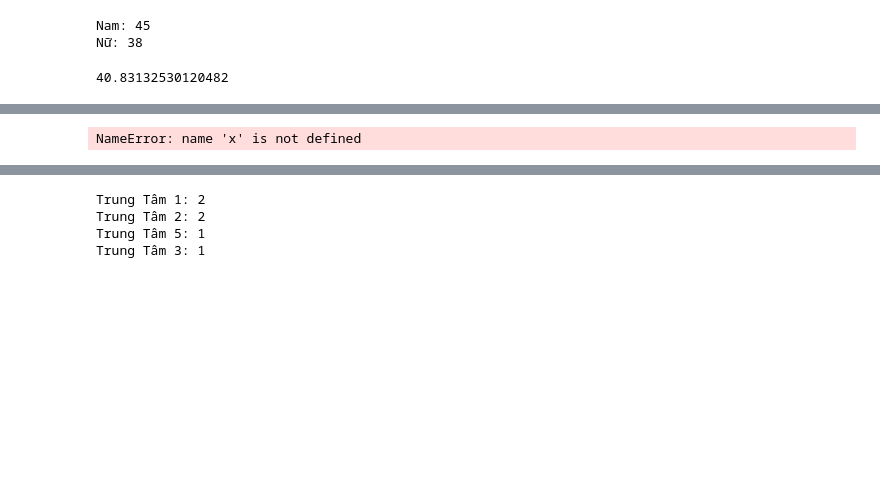
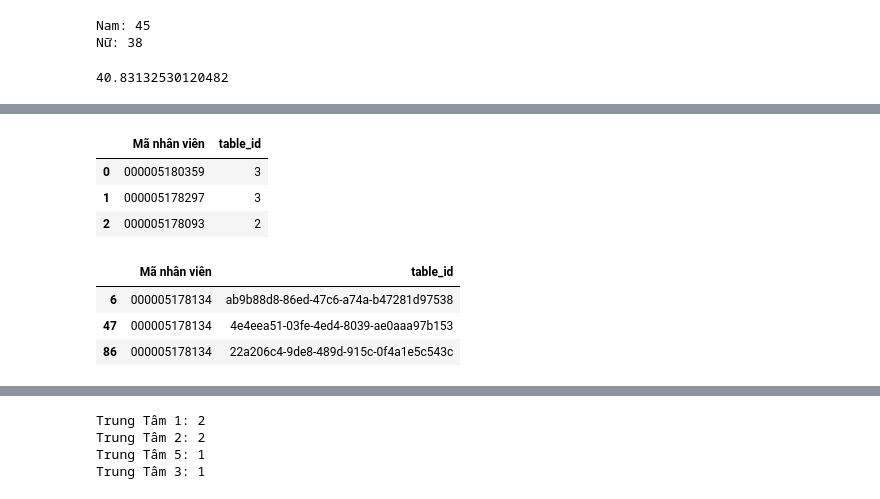
Before and after one commit to luonghuuthanhnam/working_app_python_backend, a Jupyter notebook: app/test.ipynb, the cells around one changed output, grey strips where cells are left out. Saved outputs shown, nothing was run; the diff lists cells and outputs as text; code cells hidden in the pictures; blank space fills up the shorter version.

```diff
--- a/app/test.ipynb
+++ b/app/test.ipynb
@@ -314,4 +279,0 @@ short_df
-# %%
-x.loc["GroupID_640cd15a-4df8-4937-a26b-e801d7ebdfa7"]
-# %% [output]
-NameError: name 'x' is not defined
@@ -318,3 +282,23 @@ NameError: name 'x' is not defined
+# %%
+short_df = total_data_df[["Mã nhân viên", "table_id"]]
+short_df = short_df[short_df["Mã nhân viên"] != "..."]
+count_df = short_df.groupby('Mã nhân viên').count()
+top_3 = count_df.sort_values(by='table_id', ascending=False).head(3)
+top_3 = top_3.reset_index()
+# %%
+top_3
+# %% [output]
+|  | Mã nhân viên | table_id |
+| 0 | 000005180359 | 3 |
+| 1 | 000005178297 | 3 |
+| 2 | 000005178093 | 2 |
+# %%
+short_df[short_df["Mã nhân viên"] == "000005178134"]
+# %% [output]
+|  | Mã nhân viên | table_id |
+| 6 | 000005178134 | ab9b88d8-86ed-47c6-a74a-b47281d97538 |
+| 47 | 000005178134 | 4e4eea51-03fe-4ed4-8039-ae0aaa97b153 |
+| 86 | 000005178134 | 22a206c4-9de8-489d-915c-0f4a1e5c543c |
 # %%
 import utils
 groupData = utils.GroupData()
```
Also changed, not shown: parts of 15 cells of this notebook, 6 other files.
